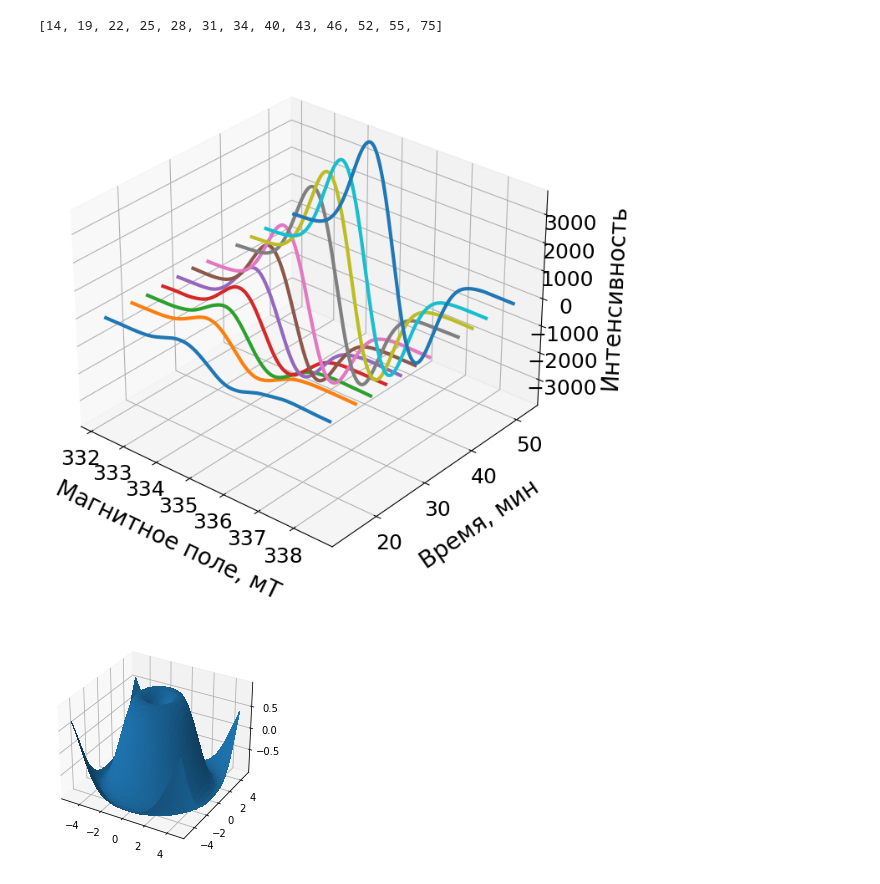
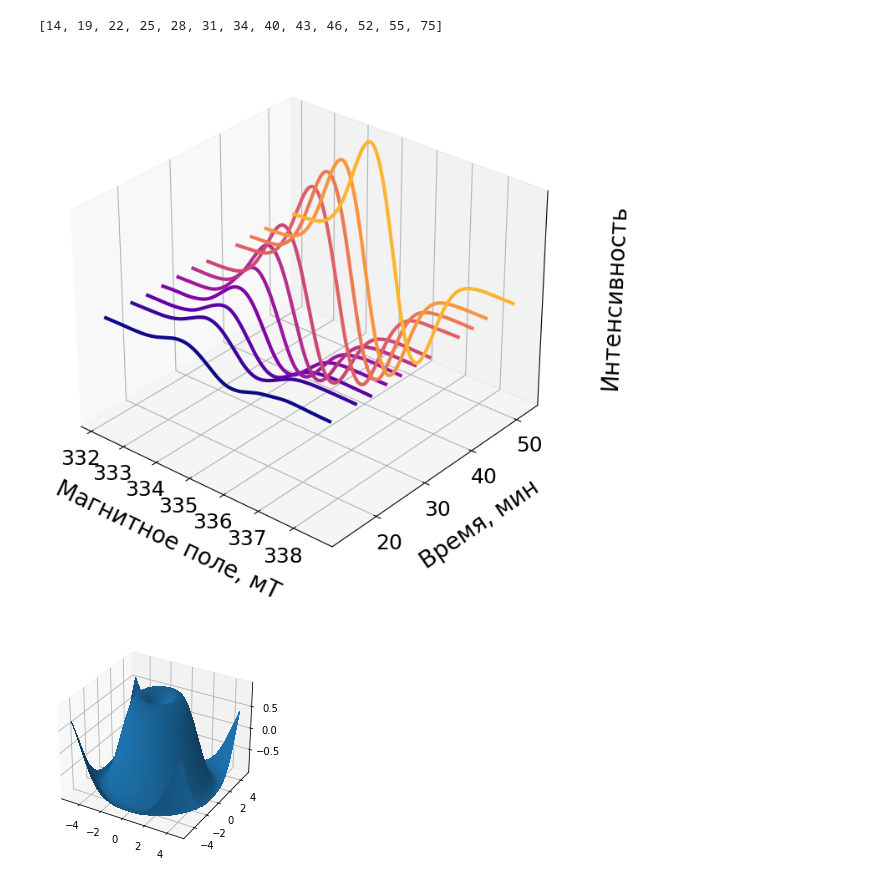
Before and after one commit to smoluakov/DIPLOMA, a Jupyter notebook: DATA_PROCCESING/CD154/EPR_CD154.ipynb, the cells around one changed output. Drawn from its saved outputs; the diff is of its cells as text; code cells hidden in the pictures.

```diff
--- a/DATA_PROCCESING/CD154/EPR_CD154.ipynb
+++ b/DATA_PROCCESING/CD154/EPR_CD154.ipynb
@@ -146,26 +192,26 @@ time
 # %%
 from matplotlib.collections import PolyCollection
 
 fig = plt.figure(figsize=(10,8))
 verts = []
 ax = fig.add_subplot(projection='3d')
 
 
 #for name in y_names:
 ax.view_init(30, -50)
-for i,name in enumerate(y_names[:-1]):
+for i,name in enumerate(y_names[:-1:]):
     filtered = lowess(y_full[name], x, is_sorted=True, frac=0.125, it=2)
-    ax.plot(filtered[:,0], [time[i]]*len(x),filtered[:,1],label=name, linewidth=3)
+    ax.plot(filtered[:,0], [time[i]]*len(x),filtered[:,1],color=cm.plasma(i/12),label=name, linewidth=3)
     #ax.plot(x[6:-21],  [i]*len(x[6:-21]),y_full[name][6:-21],)
 ax.set_xlabel('Магнитное поле, мT', fontsize=20,labelpad=15)
 ax.set_ylabel('Время, мин',fontsize=20,labelpad=15)
 ax.set_zlabel('Интенсивность',fontsize=20, labelpad=15);
+ax.set_zticks([])
 
-
-plt.savefig('generation_3d.png', bbox_inches='tight')
+plt.savefig('colored_generation_3d.pdf', bbox_inches='tight')
 plt.show()
 # %% [output]
-[figure, old version]
+[figure, new version]
 # %%
 fig, ax = plt.subplots(subplot_kw={"projection": "3d"})
 
```
Also changed, not shown: parts of 6 cells of this notebook, 29 other files.
